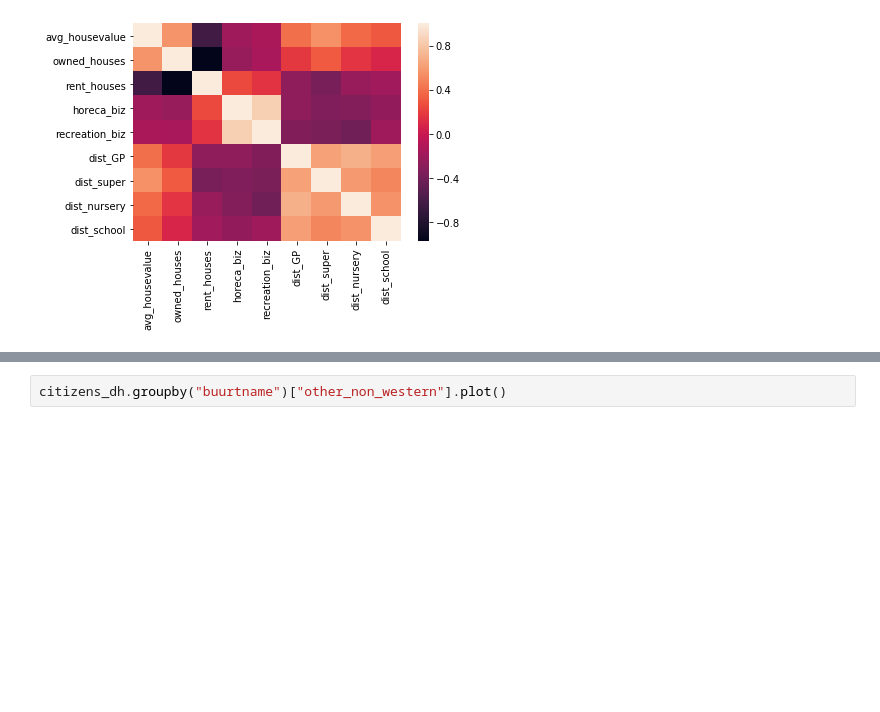
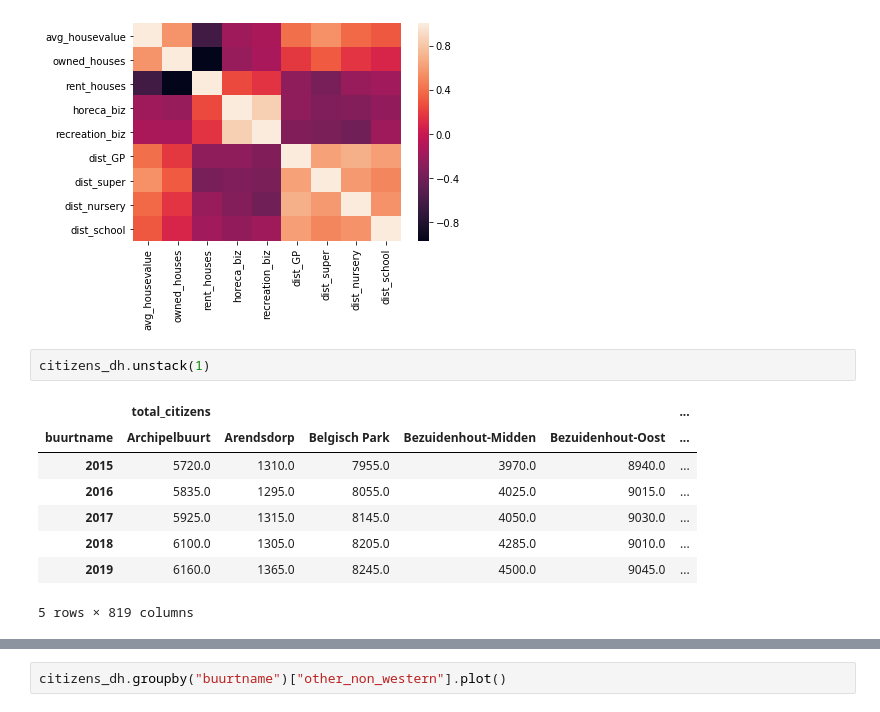
Before and after one commit to J-h-V/OpenDataDenHaag, a Jupyter notebook: DatasetCBS.ipynb, the cells around one changed output, grey strips where cells are left out. Cells and saved outputs as stored; diff of their text form; blank space fills up the shorter version.

```diff
--- a/DatasetCBS.ipynb
+++ b/DatasetCBS.ipynb
@@ -105,3 +105,14 @@ sns.heatmap(amenities_dh.corr())
 # %% [output]
 <matplotlib.axes._subplots.AxesSubplot at 0x...>
 [figure]
+# %%
+citizens_dh.unstack(1)
+# %% [output]
+|  | total_citizens |  |  |  |  | ... |
+| buurtname | Archipelbuurt | Arendsdorp | Belgisch Park | Bezuidenhout-Midden | Bezuidenhout-Oost | ... |
+| 2015 | 5720.0 | 1310.0 | 7955.0 | 3970.0 | 8940.0 | ... |
+| 2016 | 5835.0 | 1295.0 | 8055.0 | 4025.0 | 9015.0 | ... |
+| 2017 | 5925.0 | 1315.0 | 8145.0 | 4050.0 | 9030.0 | ... |
+| 2018 | 6100.0 | 1305.0 | 8205.0 | 4285.0 | 9010.0 | ... |
+| 2019 | 6160.0 | 1365.0 | 8245.0 | 4500.0 | 9045.0 | ... |
+5 rows × 819 columns
```
Also changed, not shown: parts of 4 cells of this notebook.
